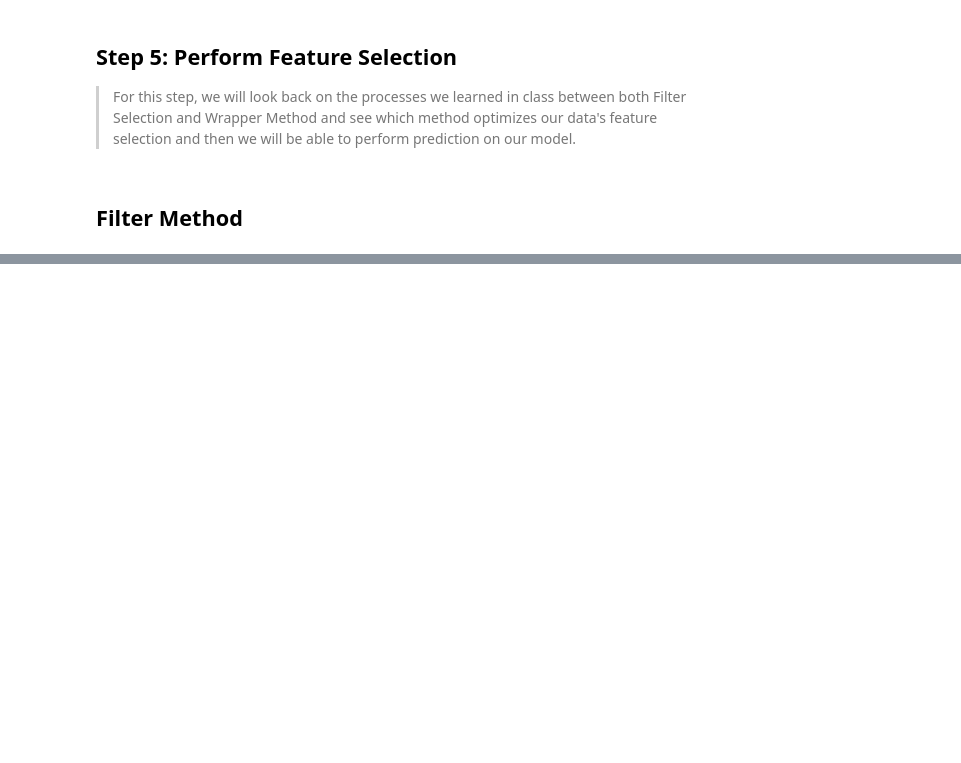
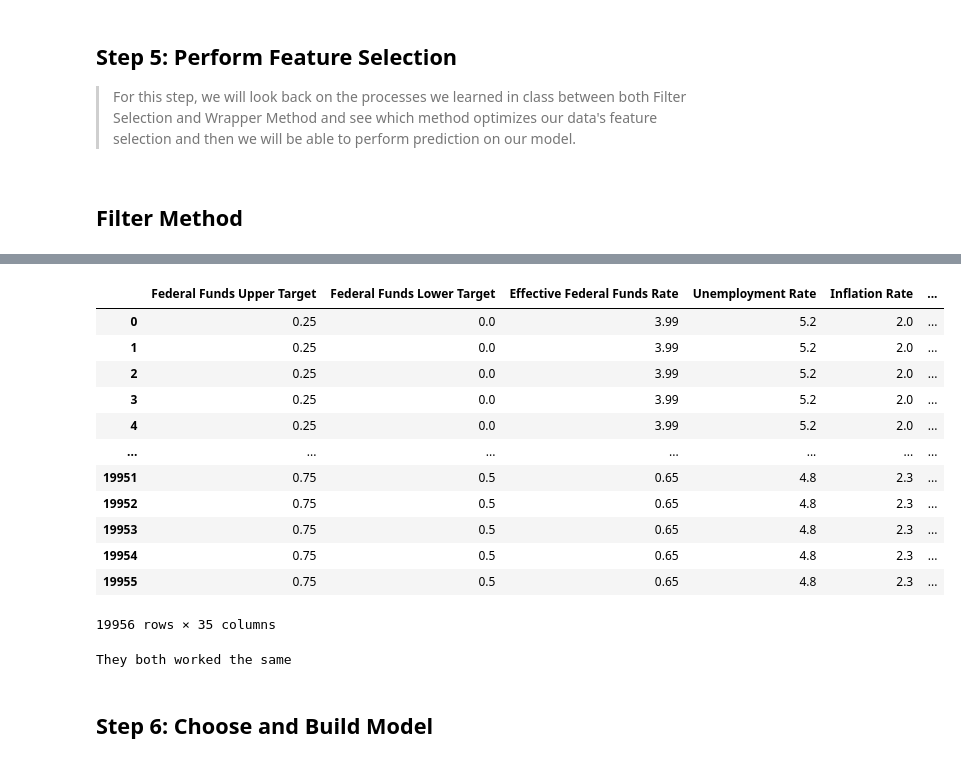
Before and after one commit to ConnorCallahan01/MLFinalProject, a Jupyter notebook: Machine Learning Final Project.ipynb, the cells around one changed output, grey strips where cells are left out. Cells and saved outputs as stored; diff of their text form; code cells hidden in the pictures; blank space fills up the shorter version.

```diff
--- a/Machine Learning Final Project.ipynb
+++ b/Machine Learning Final Project.ipynb
@@ -513,0 +537,13 @@ print("20 best features in the dataset are: ", z.shape)
+# %%
+from sklearn.feature_selection import RFE
+from sklearn.linear_model import LinearRegression
+
+model = LinearRegression()
+rfe = RFE(estimator=model, n_features_to_select=35)
+fit = rfe.fit(x, y)
+print('# of Features', (fit.n_features_))
+print('Selected Features', (fit.support_))
+print('Feature Ranking', (fit.ranking_))
+
+cols_2 = rfe.get_support(indices=True)
+features_df_wrapper = TEMP_final_data.iloc[:,cols_2]
@@ -513,0 +560,27 @@ print("20 best features in the dataset are: ", z.shape)
+# %%
+features_df_wrapper
+# %% [output]
+|  | Federal Funds Upper Target | Federal Funds Lower Target | Effective Federal Funds Rate | Unemployment Rate | Inflation Rate | ... |
+| 0 | 0.25 | 0.0 | 3.99 | 5.2 | 2.0 | ... |
+| 1 | 0.25 | 0.0 | 3.99 | 5.2 | 2.0 | ... |
+| 2 | 0.25 | 0.0 | 3.99 | 5.2 | 2.0 | ... |
+| 3 | 0.25 | 0.0 | 3.99 | 5.2 | 2.0 | ... |
+| 4 | 0.25 | 0.0 | 3.99 | 5.2 | 2.0 | ... |
+| ... | ... | ... | ... | ... | ... | ... |
+| 19951 | 0.75 | 0.5 | 0.65 | 4.8 | 2.3 | ... |
+| 19952 | 0.75 | 0.5 | 0.65 | 4.8 | 2.3 | ... |
+| 19953 | 0.75 | 0.5 | 0.65 | 4.8 | 2.3 | ... |
+| 19954 | 0.75 | 0.5 | 0.65 | 4.8 | 2.3 | ... |
+| 19955 | 0.75 | 0.5 | 0.65 | 4.8 | 2.3 | ... |
+19956 rows × 35 columns
+# %%
+if features_df_wrapper.shape == features_df.shape:
+    print('They both worked the same')
+else:
+    print("One of the selection methods was better than the other")
+    print(features_df_wrapper.shape)
+    print(features_df.shape)
+# %% [output]
+They both worked the same
+# %% [markdown]
+## Step 6: Choose and Build Model
```
Also changed, not shown: parts of 4 cells of this notebook.
